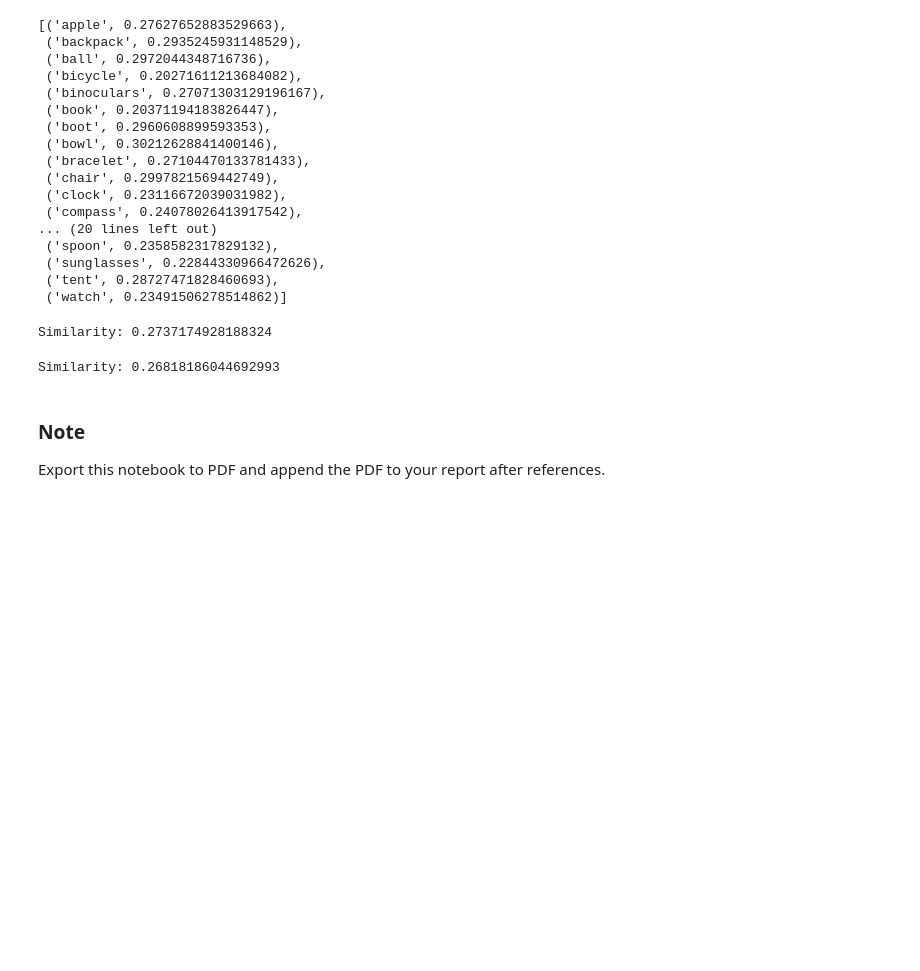
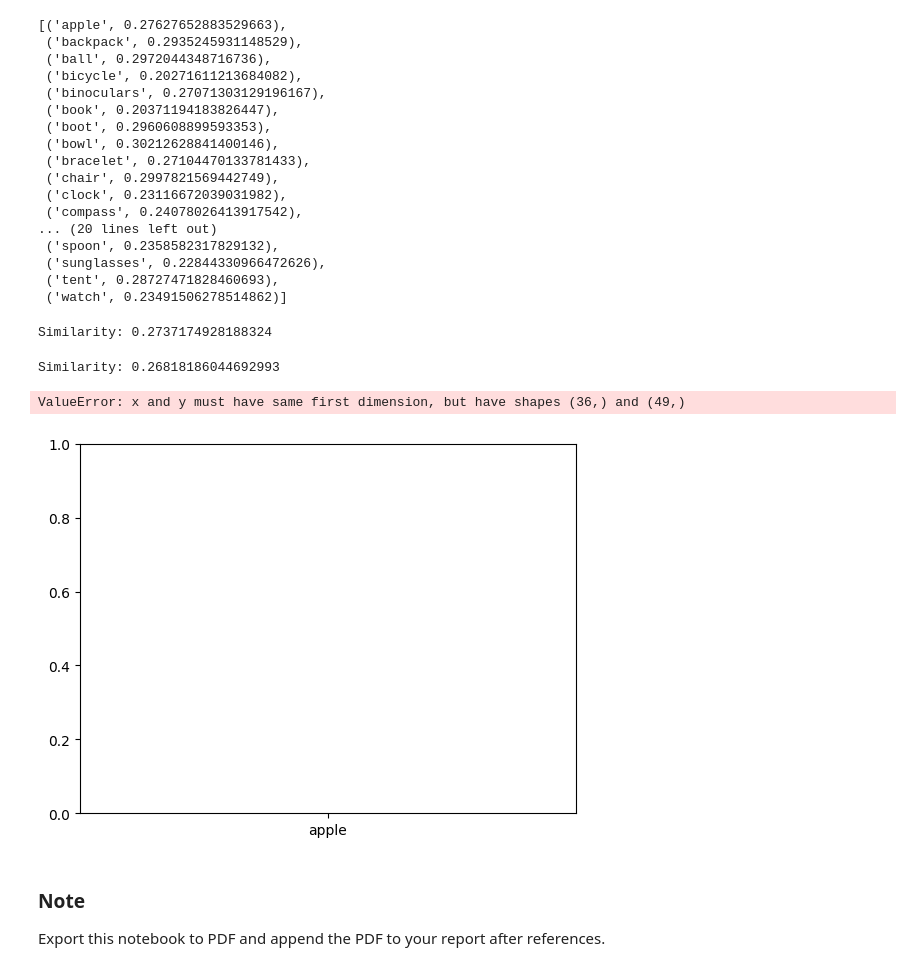
Before and after one commit to yuchenlichuck/MVDreamGaussian, a Jupyter notebook: clip_similarity.ipynb, the cells around one changed output. Saved outputs shown, nothing was run; the diff lists cells and outputs as text; code cells hidden in the pictures; blank space fills up the shorter version.

Commit message:
how to compute the clip similarity to analysis the result of them

```diff
--- a/clip_similarity.ipynb
+++ b/clip_similarity.ipynb
@@ -353,3 +365,27 @@ Similarity: 0.26818186044692993
+# %%
+# Extracting common objects (first column)
+
+import matplotlib.pyplot as plt
+common_ = [item[0] for item in hard_results]
+
+# Extracting easy scores (second column)
+hard_scores = [item[1] for item in hard_results]
+easy_scores = [item[1] for item in easy_results]
+
+
+plt.plot(sorted(common_items), easy_scores, marker='o', linestyle='-', color='b', label='Easy Prompts')
+plt.plot(sorted(common_items), hard_scores, marker='x', linestyle='--', color='r', label='Hard Prompts')
+plt.xticks(rotation=90)
+plt.xlabel('Items')
+plt.ylabel('Scores')
+plt.title('Comparison of Scores by Prompt Type')
+plt.legend()
+plt.grid(True)
+plt.tight_layout()
+plt.show()
+# %% [output]
+ValueError: x and y must have same first dimension, but have shapes (36,) and (49,)
+[figure, added]
 # %% [markdown]
 ### Note
 Export this notebook to PDF and append the PDF to your report after references.
```
Also changed, not shown: parts of 3 cells of this notebook.
